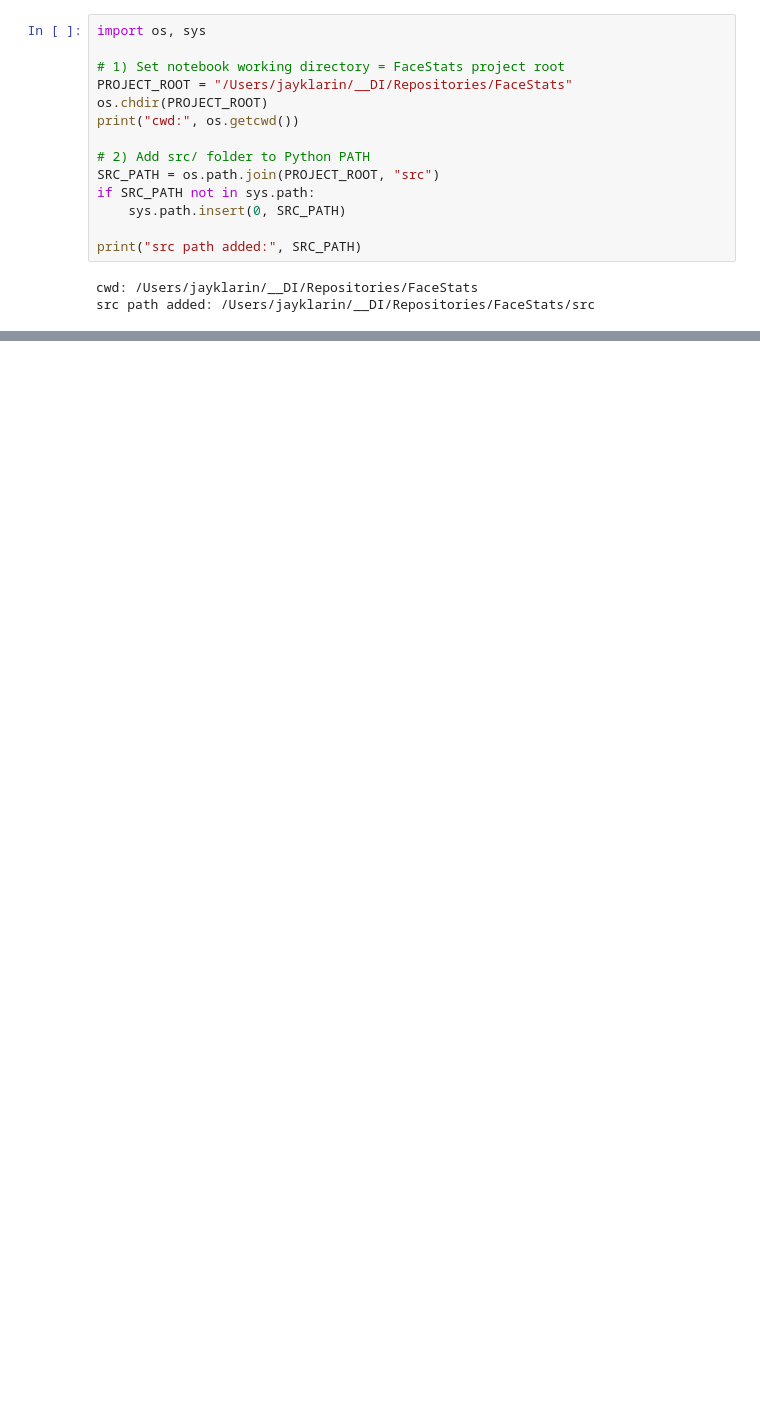
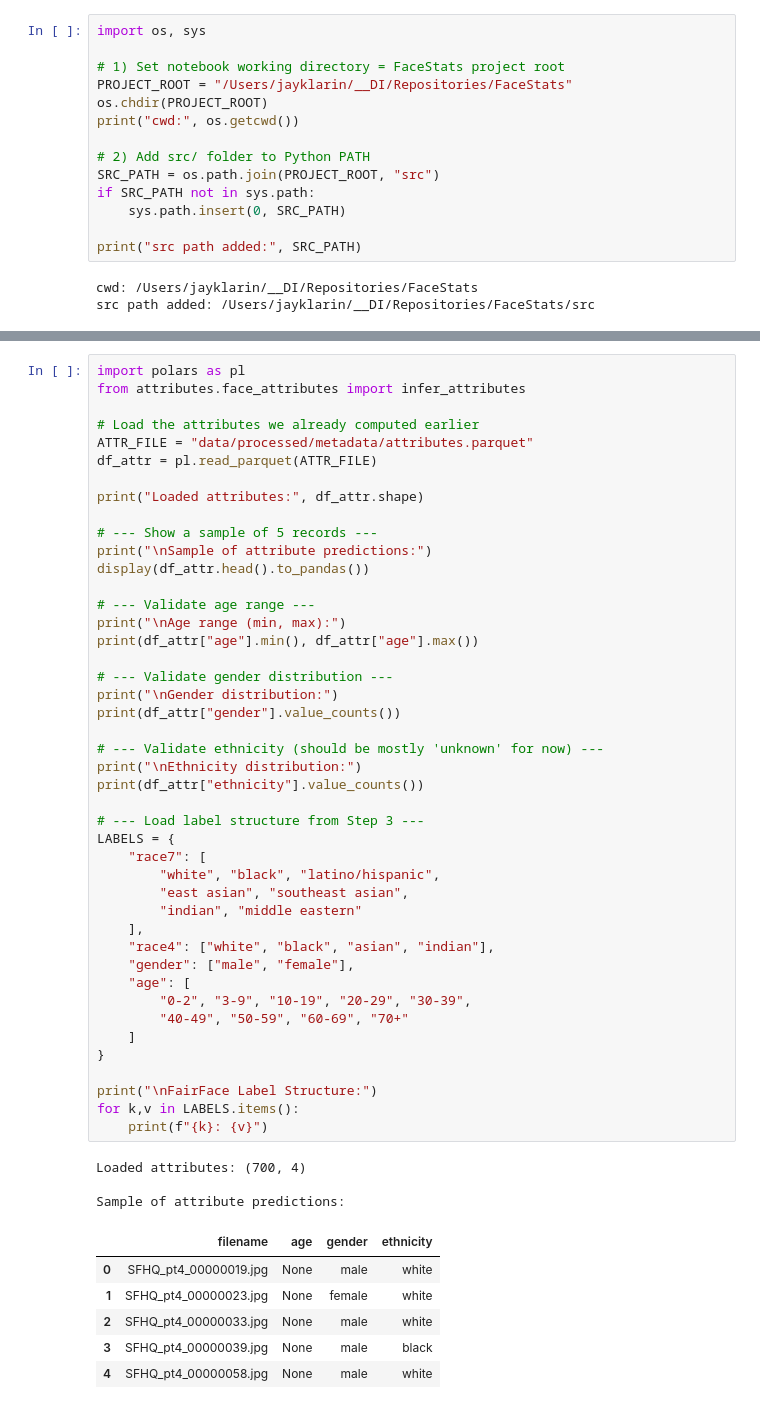
Before and after one commit to jayklarin/FaceStats, a Jupyter notebook: notebooks/03_attributes.ipynb, the cells around one changed output, grey strips where cells are left out. Drawn from its saved outputs; the diff is of its cells as text; blank space fills up the shorter version.

```diff
--- a/notebooks/03_attributes.ipynb
+++ b/notebooks/03_attributes.ipynb
@@ -189,0 +135,54 @@ shape: (5, 6)
+# %%
+import polars as pl
+from attributes.face_attributes import infer_attributes
+
+# Load the attributes we already computed earlier
+ATTR_FILE = "data/processed/metadata/attributes.parquet"
+df_attr = pl.read_parquet(ATTR_FILE)
+
+print("Loaded attributes:", df_attr.shape)
+
+# --- Show a sample of 5 records ---
+print("\nSample of attribute predictions:")
+display(df_attr.head().to_pandas())
+
+# --- Validate age range ---
+print("\nAge range (min, max):")
+print(df_attr["age"].min(), df_attr["age"].max())
+
+# --- Validate gender distribution ---
+print("\nGender distribution:")
+print(df_attr["gender"].value_counts())
+
+# --- Validate ethnicity (should be mostly 'unknown' for now) ---
+print("\nEthnicity distribution:")
+print(df_attr["ethnicity"].value_counts())
+
+# --- Load label structure from Step 3 ---
+LABELS = {
+    "race7": [
+        "white", "black", "latino/hispanic",
+        "east asian", "southeast asian",
+        "indian", "middle eastern"
+    ],
+    "race4": ["white", "black", "asian", "indian"],
+    "gender": ["male", "female"],
+    "age": [
+        "0-2", "3-9", "10-19", "20-29", "30-39",
+        "40-49", "50-59", "60-69", "70+"
+    ]
+}
+
+print("\nFairFace Label Structure:")
+for k,v in LABELS.items():
+    print(f"{k}: {v}")
+# %% [output]
+Loaded attributes: (700, 4)
+
+Sample of attribute predictions:
+|  | filename | age | gender | ethnicity |
+| 0 | SFHQ_pt4_00000019.jpg | None | male | white |
+| 1 | SFHQ_pt4_00000023.jpg | None | female | white |
+| 2 | SFHQ_pt4_00000033.jpg | None | male | white |
+| 3 | SFHQ_pt4_00000039.jpg | None | male | black |
+| 4 | SFHQ_pt4_00000058.jpg | None | male | white |
```
Also changed, not shown: parts of 27 cells of this notebook, 37 other files.
